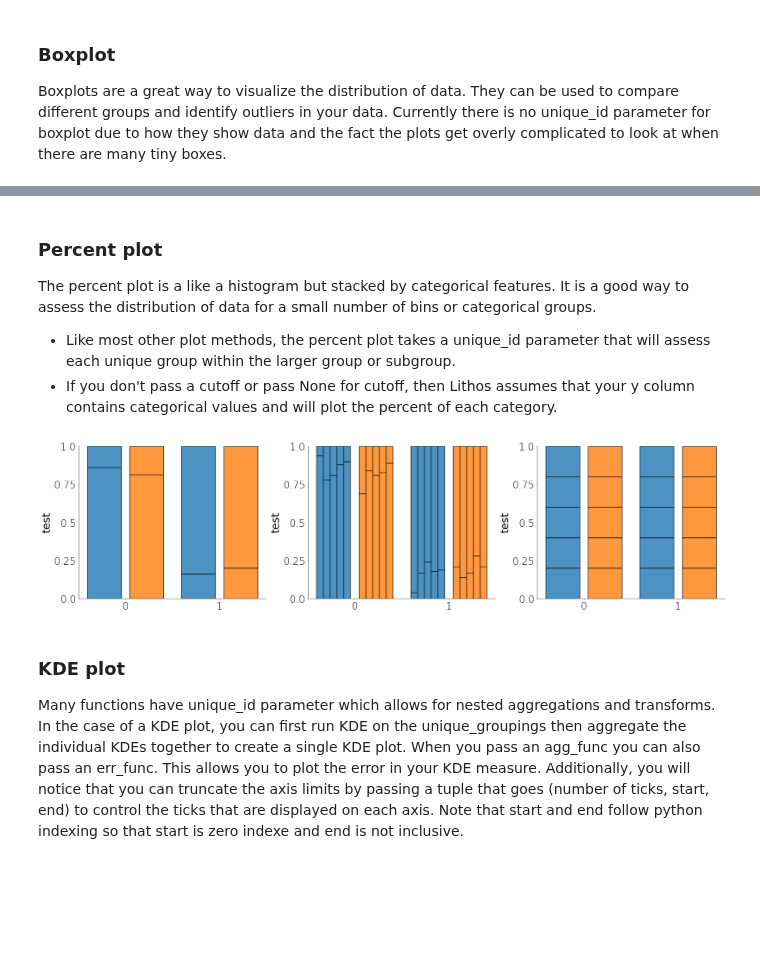
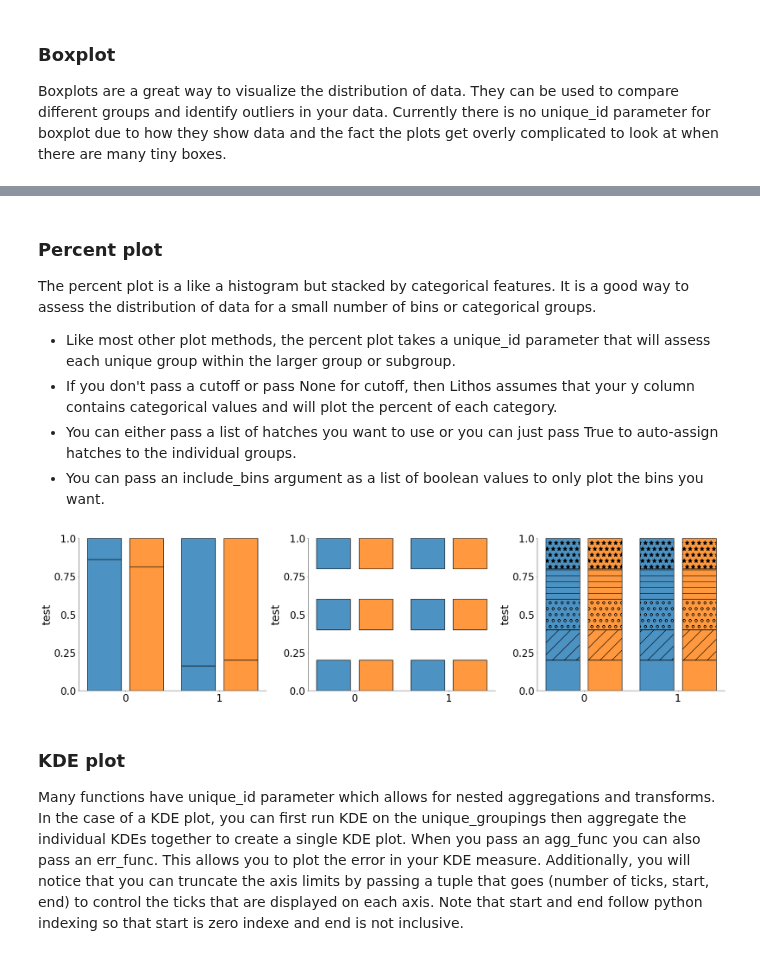
Before and after one commit to LarsHenrikNelson/lithos, a Jupyter notebook: README.ipynb, the cells around one changed output, grey strips where cells are left out. Saved outputs shown, nothing was run; the diff lists cells and outputs as text; code cells hidden in the pictures; blank space fills up the shorter version.

```diff
--- a/README.ipynb
+++ b/README.ipynb
@@ -264,8 +295,10 @@ plot = (
 # %% [markdown]
 ### Percent plot
 The percent plot is a like a histogram but stacked by categorical features. It is a good way to assess the distribution of data for a small number of bins or categorical groups.
-- Like most other plot methods, the percent plot takes a unique_id parameter that will assess each unique group within the larger group or subgroup.
-- If you don't pass a cutoff or pass None for cutoff, then Lithos assumes that your y column contains categorical values and will plot the percent of each category.
+* Like most other plot methods, the percent plot takes a unique_id parameter that will assess each unique group within the larger group or subgroup.
+* If you don't pass a cutoff or pass None for cutoff, then Lithos assumes that your y column contains categorical values and will plot the percent of each category.
+* You can either pass a list of hatches you want to use or you can just pass True to auto-assign hatches to the individual groups.
+* You can pass an include_bins argument as a list of boolean values to only plot the bins you want.
 # %%
 df = create_synthetic_data(n_groups=2, n_subgroups=2, n_unique_ids=5, n_points=100)
 fig, ax = plt.subplots(ncols=3, layout="constrained", figsize=(6.4 * 3, 4.8 * 1))
@@ -284,42 +317,38 @@ plot = (
     )
     .plot_data(y="y", ylabel="test", title="")
     .plot(figure=fig, axes=ax[0])
 )
 plot = (
     CategoricalPlot(data=df)
     .load_metadata("my_plot")
     .grouping(
         group="grouping_1",
         subgroup="grouping_2",
         group_spacing=0.9,
     )
     .percent(
-        unique_id="unique_grouping",
-        cutoff=sum(df["y"]) / len(df["y"]),
+        cutoff=None,
         barwidth=0.8,
         alpha=0.8,
+        include_bins=[True, False, True, False, True],
     )
-    .plot_data(y="y", ylabel="test", title="")
+    .plot_data(y="unique_grouping", ylabel="test", title="")
     .plot(figure=fig, axes=ax[1])
 )
 plot = (
     CategoricalPlot(data=df)
     .load_metadata("my_plot")
     .grouping(
         group="grouping_1",
         subgroup="grouping_2",
         group_spacing=0.9,
     )
-    .percent(
-        cutoff=None,
-        barwidth=0.8,
-        alpha=0.8,
-    )
+    .percent(cutoff=None, barwidth=0.8, alpha=0.8, hatch=True)
     .plot_data(y="unique_grouping", ylabel="test", title="")
     .plot(figure=fig, axes=ax[2])
 )
 # %% [output]
-[figure, old version]
+[figure, new version]
 # %% [markdown]
 ### KDE plot
 Many functions have unique_id parameter which allows for nested aggregations and transforms. In the case of a KDE plot, you can first run KDE on the unique_groupings then aggregate the individual KDEs together to create a single KDE plot. When you pass an agg_func you can also pass an err_func. This allows you to plot the error in your KDE measure.
```
Also changed, not shown: parts of 10 cells of this notebook, 34 other files.
